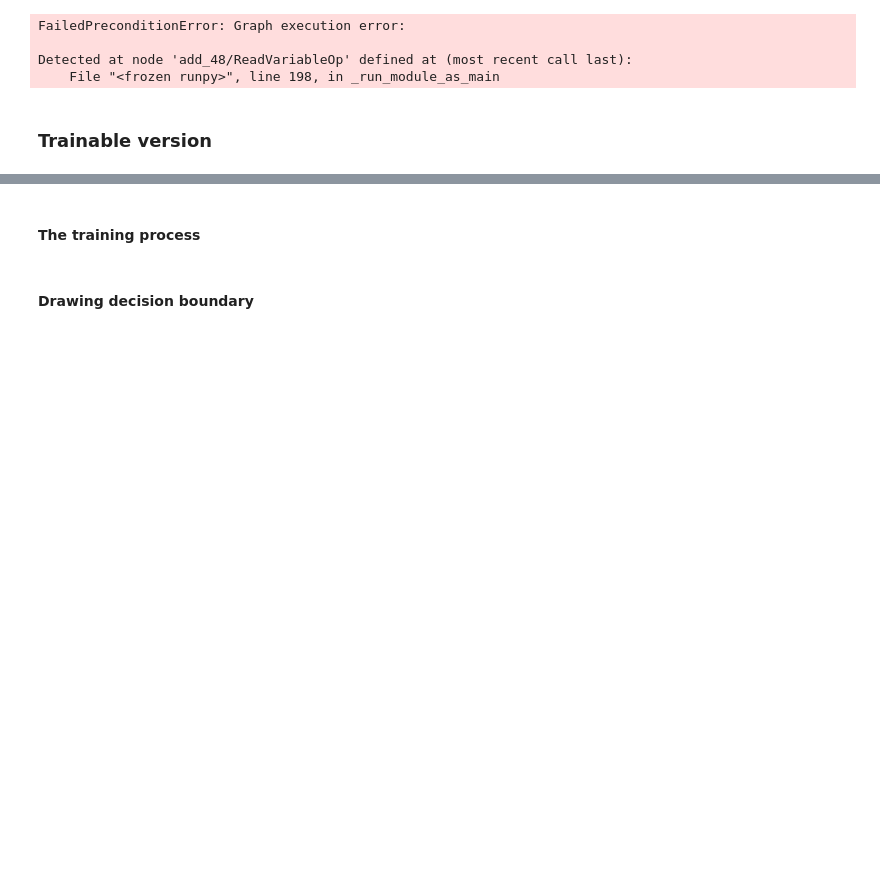
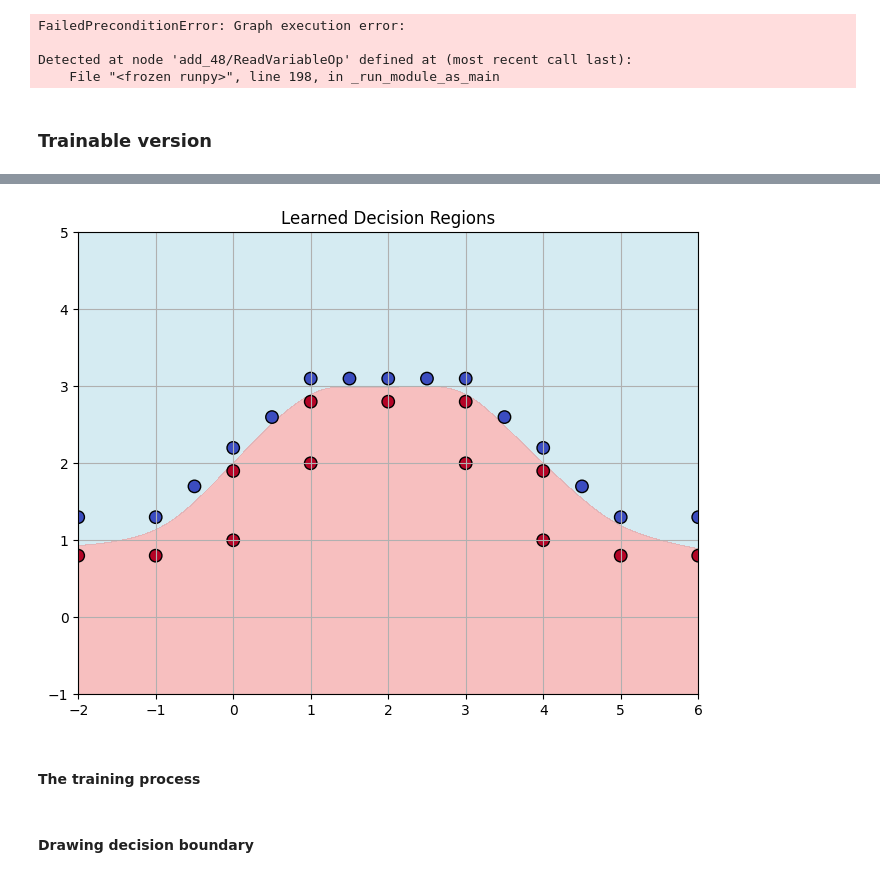
Before and after one commit to fujin55/Ai-lab-5, a Jupyter notebook: exercises/05_ANN.ipynb, the cells around one changed output, grey strips where cells are left out. Cells and saved outputs as stored; diff of their text form; code cells hidden in the pictures; blank space fills up the shorter version.

```diff
--- a/exercises/05_ANN.ipynb
+++ b/exercises/05_ANN.ipynb
@@ -98,21 +97,64 @@ Detected at node 'add_48/ReadVariableOp' defined at (most recent call last):
 # %% [markdown]
 ### Trainable version
 # %%
-IW = ....................                                    # 1-st level weights
-b1 = ....................                                    # 1-st level biases -||-
-h1 = ..................................                      # use continuous version of activation function
-LW21 = ..................           # 2-nd level weights values
-b2 = ....................                                          # 2-nd level bias values
+# First hidden layer (5 neurons)
+IW1 = tf.Variable(tf.random.normal([5, 2], stddev=1.0))
+b1 = tf.Variable(tf.zeros([5]))
+h1 = tf.sigmoid(tf.matmul(x, tf.transpose(IW1)) + b1)
 
-# LW32 = .................           # maybe 3-d layer
-# b3 = ...................
-mean_square_error = tf.reduce_mean(tf.reduce_sum((y_ - y)*(y_ - y), reduction_indices=[1]))          # MSE loss function
-cross_entropy = tf.reduce_mean(-tf.reduce_sum(y_ * tf.log(y) + y*tf.log(y_+0.001), reduction_indices=[1])) # full cross-entropy loss function
+# Second hidden layer (3 neurons)
+IW2 = tf.Variable(tf.random.normal([3, 5], stddev=1.0))
+b2 = tf.Variable(tf.zeros([3]))
+h2 = tf.sigmoid(tf.matmul(h1, tf.transpose(IW2)) + b2)
 
-train_step = tf.train.GradientDescentOptimizer(0.5).minimize(mean_square_error)   # training method, step value, loss function
-                                                                              # You can choose loss function
+# Output layer (1 neuron)
+LW = tf.Variable(tf.random.normal([3, 1], stddev=1.0))
+b3 = tf.Variable(tf.zeros([1]))
+y = tf.sigmoid(tf.matmul(h2, LW) + b3)
 
+# Loss: Binary cross-entropy
+cross_entropy = tf.reduce_mean(-y_ * tf.log(y + 1e-6) - (1 - y_) * tf.log(1 - y + 1e-6))
+
+# Optimizer: Adam
+train_step = tf.train.AdamOptimizer(learning_rate=0.01).minimize(cross_entropy)
+
+# Initialize
 init = tf.global_variables_initializer()
-
 sess = tf.Session()
 sess.run(init)
+
+# Training data
+train_points = np.array([
+    [-2,   0.8], [-1,  0.8], [0,     1], [1,     2], [1.5, 3.1], [3,   2], [4,    1], [5,  0.8], [6,  0.8],
+    [-2,   1.3], [-1,  1.3], [0,   2.2], [1,   3.1], [2,   3.1], [3, 3.1], [4,  2.2], [5 , 1.3], [6 , 1.3],
+    [0,    1.9], [1,   2.8], [2,   2.8], [3,   2.8], [4,   1.9],
+    [-0.5, 1.7], [0.5, 2.6], [2.5, 3.1], [3.5, 2.6], [4.5, 1.7],
+], dtype=np.float32)
+
+train_labels = np.array([
+    [1], [1], [1], [1], [0], [1], [1], [1], [1],
+    [0], [0], [0], [0], [0], [0], [0], [0], [0],
+    [1], [1], [1], [1], [1],
+    [0], [0], [0], [0], [0],
+], dtype=np.float32)
+
+# Training loop
+for step in range(1000):
+    sess.run(train_step, feed_dict={x: train_points, y_: train_labels})
+    if step % 50 == 0:
+        loss_val = sess.run(cross_entropy, feed_dict={x: train_points, y_: train_labels})
+        print(f"Step {step}, Cross-Entropy Loss: {loss_val:.4f}")
+
+# Visualize decision boundary
+xx, yy = np.meshgrid(np.linspace(-2, 6, 300), np.linspace(-1, 5, 300))
+grid = np.c_[xx.ravel(), yy.ravel()]
+zz = sess.run(y, feed_dict={x: grid})
+zz = zz.reshape(xx.shape)
+
+plt.figure(figsize=(8,6))
+plt.contourf(xx, yy, zz, levels=[-0.1, 0.5, 1.1], colors=['lightblue', 'lightcoral'], alpha=0.5)
+plt.scatter(train_points[:, 0], train_points[:, 1], c=np.squeeze(train_labels), cmap='coolwarm', edgecolor='k', s=80)
+plt.title("Learned Decision Regions")
+plt.grid(True)
+plt.show()
+# %% [output]
@@ -119,3 +181,4 @@ sess.run(init)
+[figure, added]
 # %% [markdown]
 #### The training process
 # %%
```
Also changed, not shown: parts of 4 cells of this notebook.
